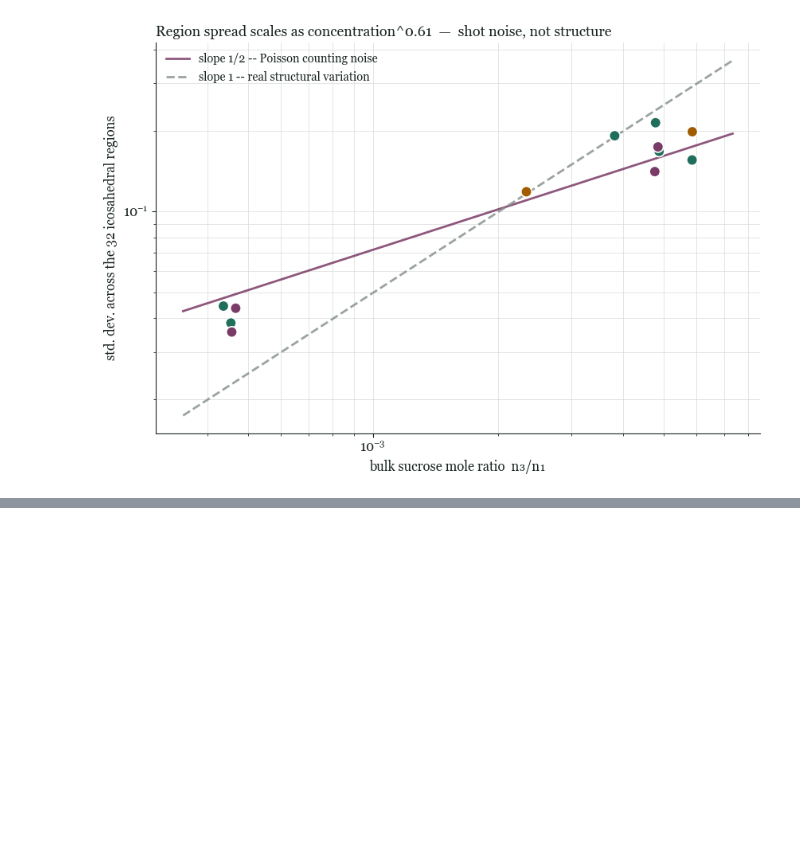
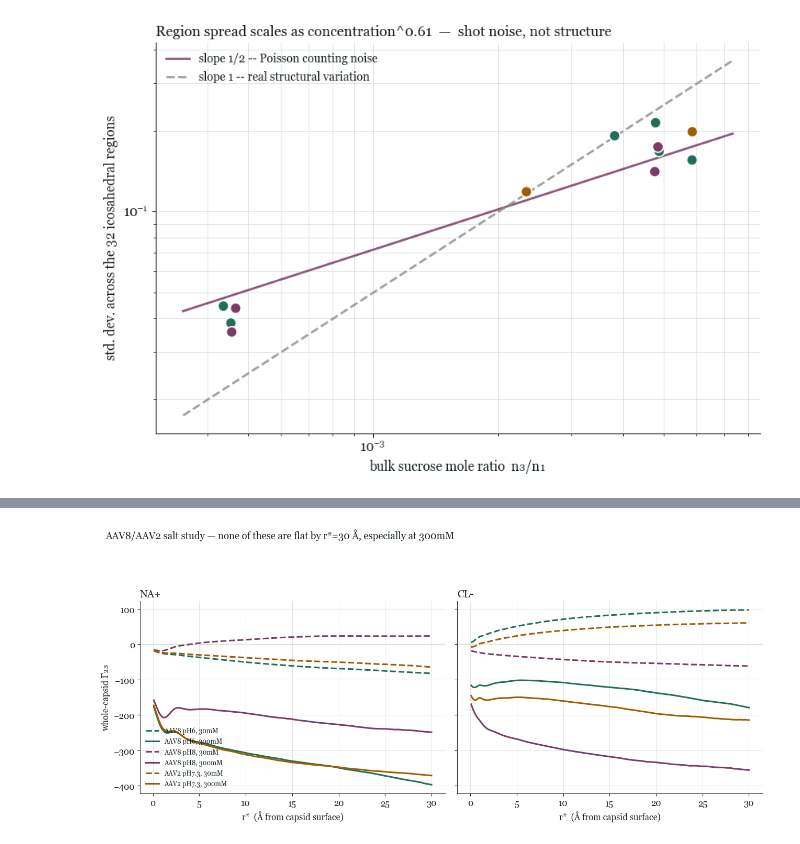
Before and after one commit to rei-plushie/pic_results, a Jupyter notebook: pic_suc_7_9/10ns-simulations/pic_analysis.ipynb, the cells around one changed output, grey strips where cells are left out. Cells and saved outputs as stored; diff of their text form; code cells hidden in the pictures; blank space fills up the shorter version.

```diff
--- a/pic_suc_7_9/10ns-simulations/pic_analysis.ipynb
+++ b/pic_suc_7_9/10ns-simulations/pic_analysis.ipynb
@@ -823,16 +819,0 @@ computed in Section 9.
-# %%
-c8 = BY_KEY[(8.0, 30, 1)]
-g8, s8 = c8["g"][-1], c8["sem"][-1] * CORR
-
-print("pH6-vs-pH8 gap at 30mM/1%, old vs. new pH6 value:")
-for label, run in (("old", old_run), ("new", new_run)):
-    g6, s6 = run["g"][-1], run["sem"][-1] * CORR
-    gap = g8 - g6
-    se = np.hypot(s6, s8)
-    print(f"  using {label} pH6={g6:7.2f}:  gap(pH8-pH6) = {gap:+7.2f} +/- {se:5.2f}  ({abs(gap)/se:.2f}x SE)")
-
-print()
-print("for comparison, the other 3 DOE corners (Section 9, all using current BY_KEY data):")
-for salt, suc in [(30, 10), (200, 1), (200, 10)]:
-    gs = gap_stats(salt, suc)
-    print(f"  {salt}mM/{suc}%: gap = {gs['gap']:+7.2f} +/- {gs['se']:5.2f}  ({gs['ratio']:.2f}x SE)")
@@ -847,0 +983,25 @@ for comparison, the other 3 DOE corners (Section 9, all using current BY_KEY dat
+# %%
+SALT_SERIES = [("aav8", 6.0, TEAL, "AAV8 pH6"), ("aav8", 8.0, PLUM, "AAV8 pH8"),
+               ("aav2", 7.3, AMBER, "AAV2 pH7.3")]
+SALT_BY_KEY = {(c["ion"], c["serotype"], c["ph"], c["salt"]): c for c in SALT_CONDITIONS}
+
+fig, axes = plt.subplots(1, 2, figsize=(13.0, 5.6), sharey=True)
+for ax, ion in zip(axes, ["NA", "CL"]):
+    for serotype, ph, color, label in SALT_SERIES:
+        for salt, ls in ((30, "--"), (300, "-")):
+            c = SALT_BY_KEY[(ion, serotype, ph, salt)]
+            ax.plot(c["r"], c["g"], ls, color=color, linewidth=2.2,
+                    label=f"{label}, {salt}mM" if ion == "NA" else None)
+    ax.axhline(0, color=GRID, linewidth=1, zorder=0)
+    ax.grid(True, color=GRID, linewidth=0.55, zorder=0); ax.set_axisbelow(True)
+    ax.set_xlabel("r*  (\u00c5 from capsid surface)")
+    ax.set_title(f"{ion}{'+' if ion=='NA' else '-'}", fontsize=14, loc="left")
+    for s in ("top", "right"):
+        ax.spines[s].set_visible(False)
+axes[0].set_ylabel("whole-capsid \u0393\u2082\u2083")
+axes[0].legend(frameon=False, fontsize=9, loc="lower left")
+fig.suptitle("AAV8/AAV2 salt study \u2014 none of these are flat by r*=30 \u00c5, especially at 300mM",
+             fontsize=13.5, x=0.02, ha="left", y=1.03)
+fig.tight_layout(rect=[0, 0, 1, 0.93])
+# %% [output]
+[figure, added]
```
Also changed, not shown: parts of 19 cells of this notebook.
